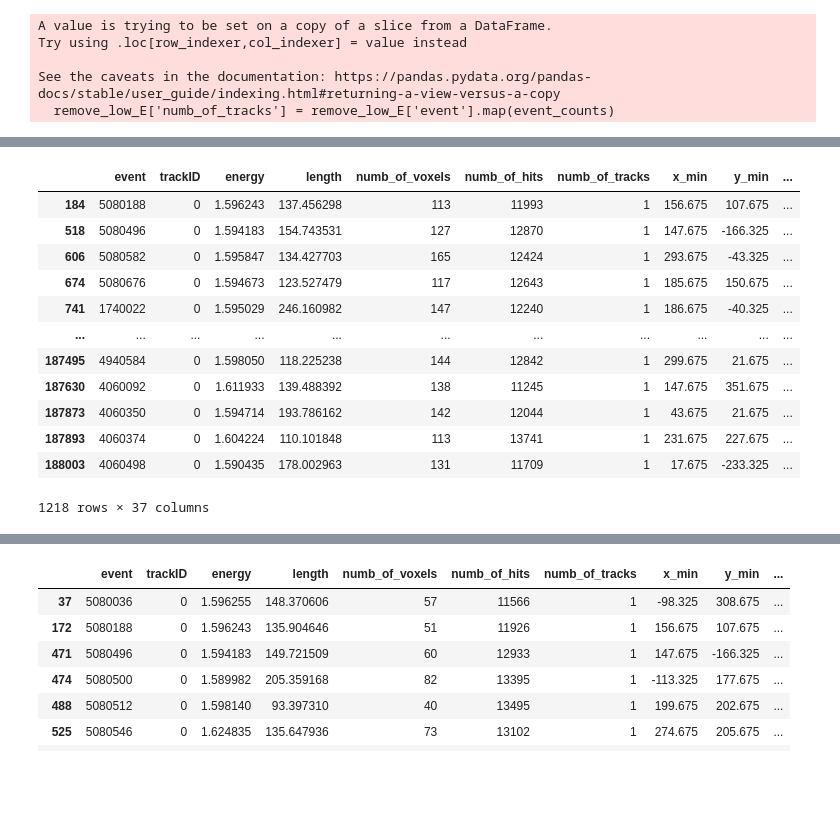
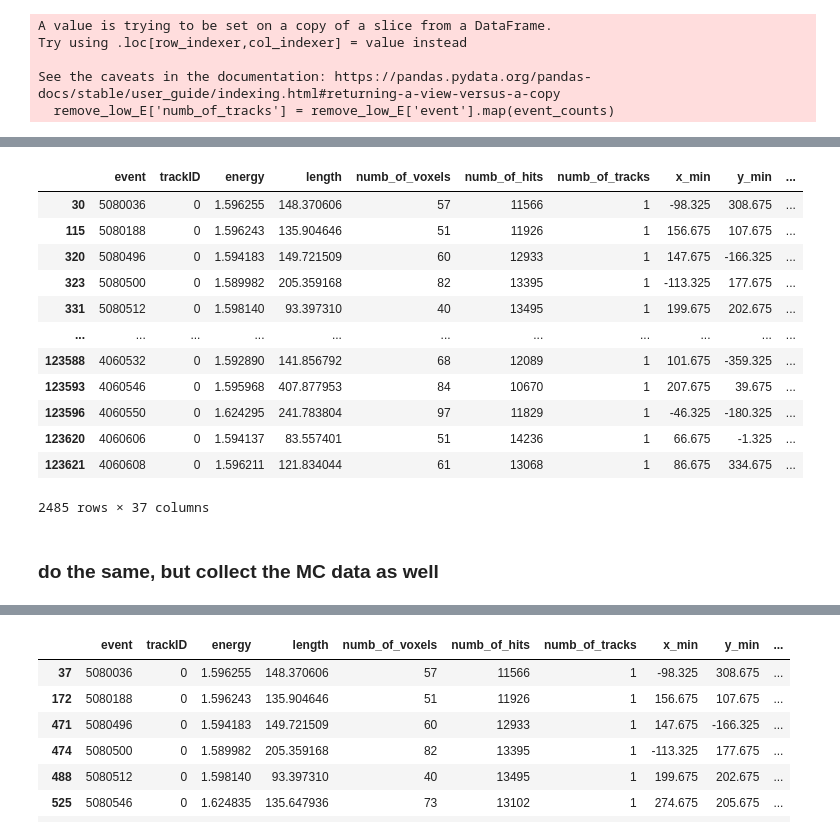
Before and after one commit to jwaiton/next_misc, a Jupyter notebook: Tl_studies/quick_notebooks/collect_cut_data.ipynb, the cells around one changed output, grey strips where cells are left out. Drawn from its saved outputs; the diff is of its cells as text; code cells hidden in the pictures; blank space fills up the shorter version.

Commit message:
data processing

```diff
--- a/Tl_studies/quick_notebooks/collect_cut_data.ipynb
+++ b/Tl_studies/quick_notebooks/collect_cut_data.ipynb
@@ -106,18 +112,20 @@ cut_data.to_hdf('P_1A_10x10x10.h5', key = 'cut', mode = 'w')
 # %%
-test = pd.read_hdf('P_1A_10x10x10.h5')
+test = pd.read_hdf('cut_data/23_01_P1A_10x10x10.h5')
 display(test)
 del test
 # %% [output]
 |  | event | trackID | energy | length | numb_of_voxels | numb_of_hits | numb_of_tracks | x_min | y_min | ... |
-| 184 | 5080188 | 0 | 1.596243 | 137.456298 | 113 | 11993 | 1 | 156.675 | 107.675 | ... |
-| 518 | 5080496 | 0 | 1.594183 | 154.743531 | 127 | 12870 | 1 | 147.675 | -166.325 | ... |
-| 606 | 5080582 | 0 | 1.595847 | 134.427703 | 165 | 12424 | 1 | 293.675 | -43.325 | ... |
-| 674 | 5080676 | 0 | 1.594673 | 123.527479 | 117 | 12643 | 1 | 185.675 | 150.675 | ... |
-| 741 | 1740022 | 0 | 1.595029 | 246.160982 | 147 | 12240 | 1 | 186.675 | -40.325 | ... |
+| 30 | 5080036 | 0 | 1.596255 | 148.370606 | 57 | 11566 | 1 | -98.325 | 308.675 | ... |
+| 115 | 5080188 | 0 | 1.596243 | 135.904646 | 51 | 11926 | 1 | 156.675 | 107.675 | ... |
+| 320 | 5080496 | 0 | 1.594183 | 149.721509 | 60 | 12933 | 1 | 147.675 | -166.325 | ... |
+| 323 | 5080500 | 0 | 1.589982 | 205.359168 | 82 | 13395 | 1 | -113.325 | 177.675 | ... |
+| 331 | 5080512 | 0 | 1.598140 | 93.397310 | 40 | 13495 | 1 | 199.675 | 202.675 | ... |
 | ... | ... | ... | ... | ... | ... | ... | ... | ... | ... | ... |
-| 187495 | 4940584 | 0 | 1.598050 | 118.225238 | 144 | 12842 | 1 | 299.675 | 21.675 | ... |
-| 187630 | 4060092 | 0 | 1.611933 | 139.488392 | 138 | 11245 | 1 | 147.675 | 351.675 | ... |
-| 187873 | 4060350 | 0 | 1.594714 | 193.786162 | 142 | 12044 | 1 | 43.675 | 21.675 | ... |
-| 187893 | 4060374 | 0 | 1.604224 | 110.101848 | 113 | 13741 | 1 | 231.675 | 227.675 | ... |
-| 188003 | 4060498 | 0 | 1.590435 | 178.002963 | 131 | 11709 | 1 | 17.675 | -233.325 | ... |
+| 123588 | 4060532 | 0 | 1.592890 | 141.856792 | 68 | 12089 | 1 | 101.675 | -359.325 | ... |
+| 123593 | 4060546 | 0 | 1.595968 | 407.877953 | 84 | 10670 | 1 | 207.675 | 39.675 | ... |
+| 123596 | 4060550 | 0 | 1.624295 | 241.783804 | 97 | 11829 | 1 | -46.325 | -180.325 | ... |
+| 123620 | 4060606 | 0 | 1.594137 | 83.557401 | 51 | 14236 | 1 | 66.675 | -1.325 | ... |
+| 123621 | 4060608 | 0 | 1.596211 | 121.834044 | 61 | 13068 | 1 | 86.675 | 334.675 | ... |
-1218 rows × 37 columns
+2485 rows × 37 columns
+# %% [markdown]
+### do the same, but collect the MC data as well
```
Also changed, not shown: parts of 17 cells of this notebook, 29 other files.
